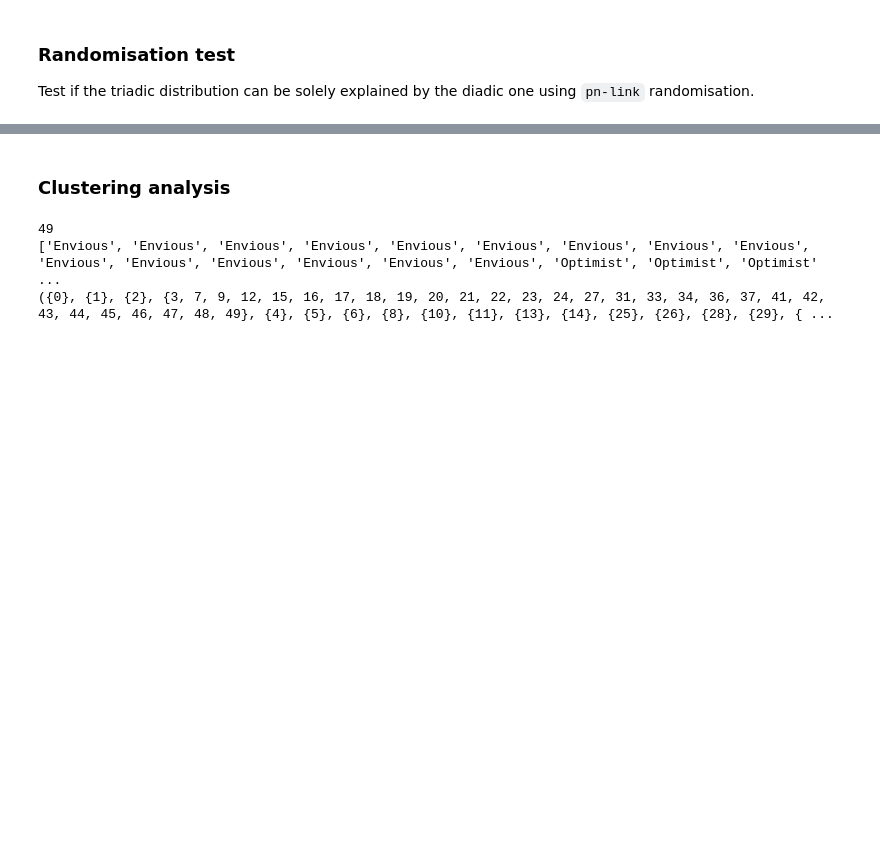
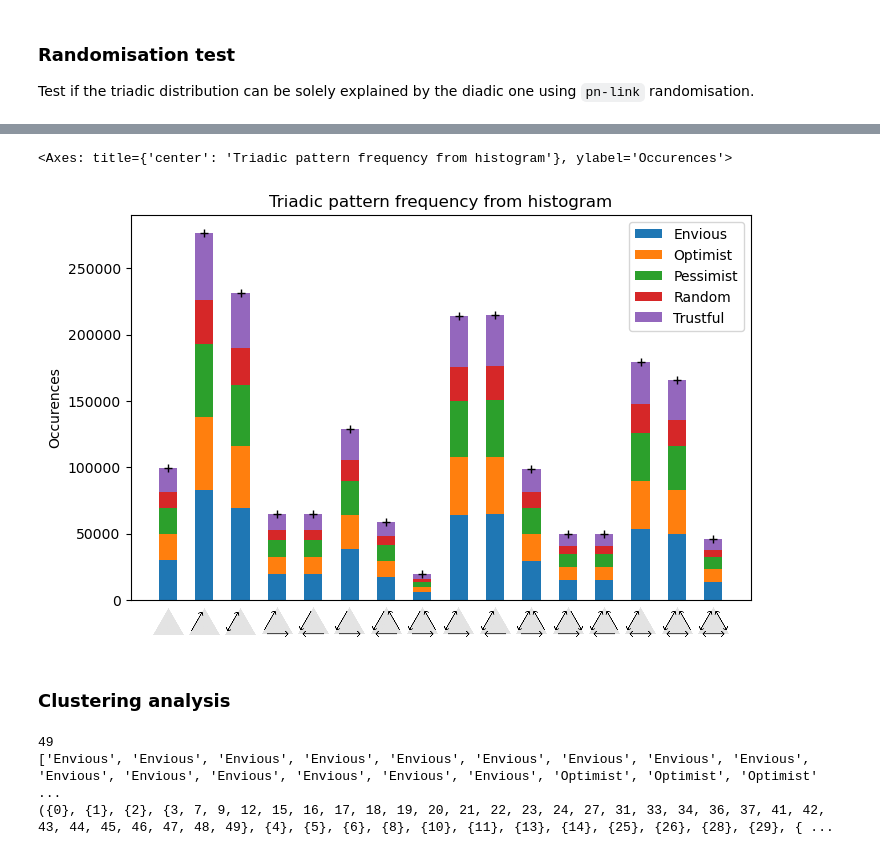
Before and after one commit to yuxuama/cooperation_emergence, a Jupyter notebook: notebooks/last_analysis.ipynb, the cells around one changed output, grey strips where cells are left out. Drawn from its saved outputs; the diff is of its cells as text; code cells hidden in the pictures; blank space fills up the shorter version.

Commit message:
Statistical analysis for effect of diadic distribution over triadic

```diff
--- a/notebooks/last_analysis.ipynb
+++ b/notebooks/last_analysis.ipynb
@@ -165,8 +159,22 @@ plot_bar_diadic_pattern(di_pattern_freq_rand)
 # %%
-l_randomized = compute_randomized(l.astype(int), 'pn-link')
-tri_pattern_freq_rand = measure_global_frequency_triadic_pattern(l_randomized, parameters, inter)
-plot_triadic_pattern_phenotype(tri_pattern_freq_rand, parameters)
-plt.show()
+N = 100
+mean_freq = {ph: np.zeros(16) for ph in parameters["Strategy distributions"].keys()}
+mean_freq["Number"] = np.zeros((N, 16))
+
+for i in range(100):
+    l_randomized = compute_randomized(l.astype(int), 'pn-link')
+    tri_p = measure_global_frequency_triadic_pattern(l_randomized, parameters, inter)
+    h, triangles = compute_triadic_histogram(tri_p, parameters)
+    for key in h.keys():
+        mean_freq[key] += h[key]
+
+err = np.std(mean_freq["Number"], axis=0)
+mean_freq["Number"] = np.mean(mean_freq["Number"], axis=0)
+
+plot_triadic_pattern_phenotype_from_hist(mean_freq, triangles, err=err)
+# %% [output]
+<Axes: title={'center': 'Triadic pattern frequency from histogram'}, ylabel='Occurences'>
+[figure, added]
 # %% [markdown]
 ### Clustering analysis
 # %%
```
Also changed, not shown: parts of 12 cells of this notebook, 1 other file.
